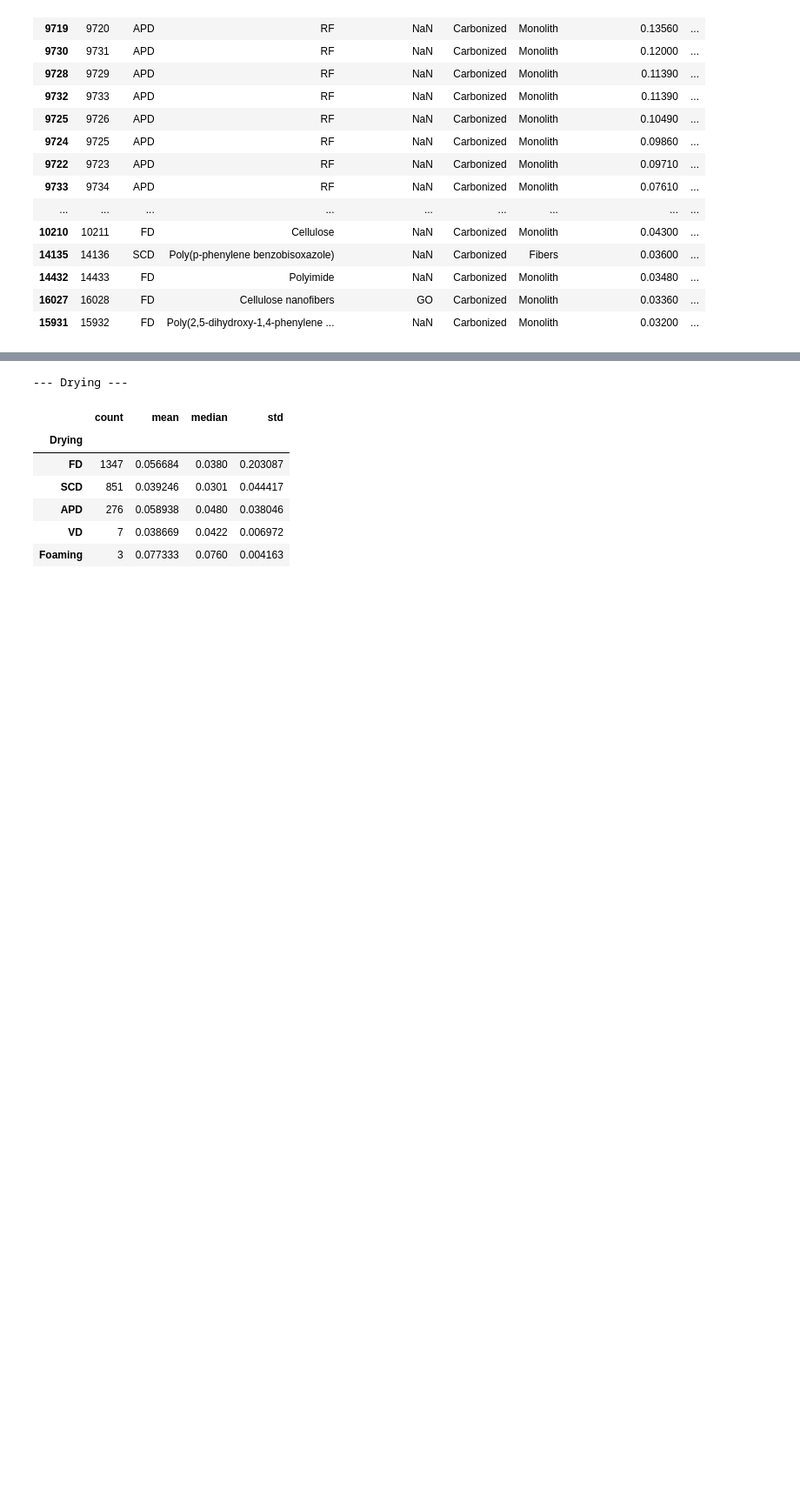
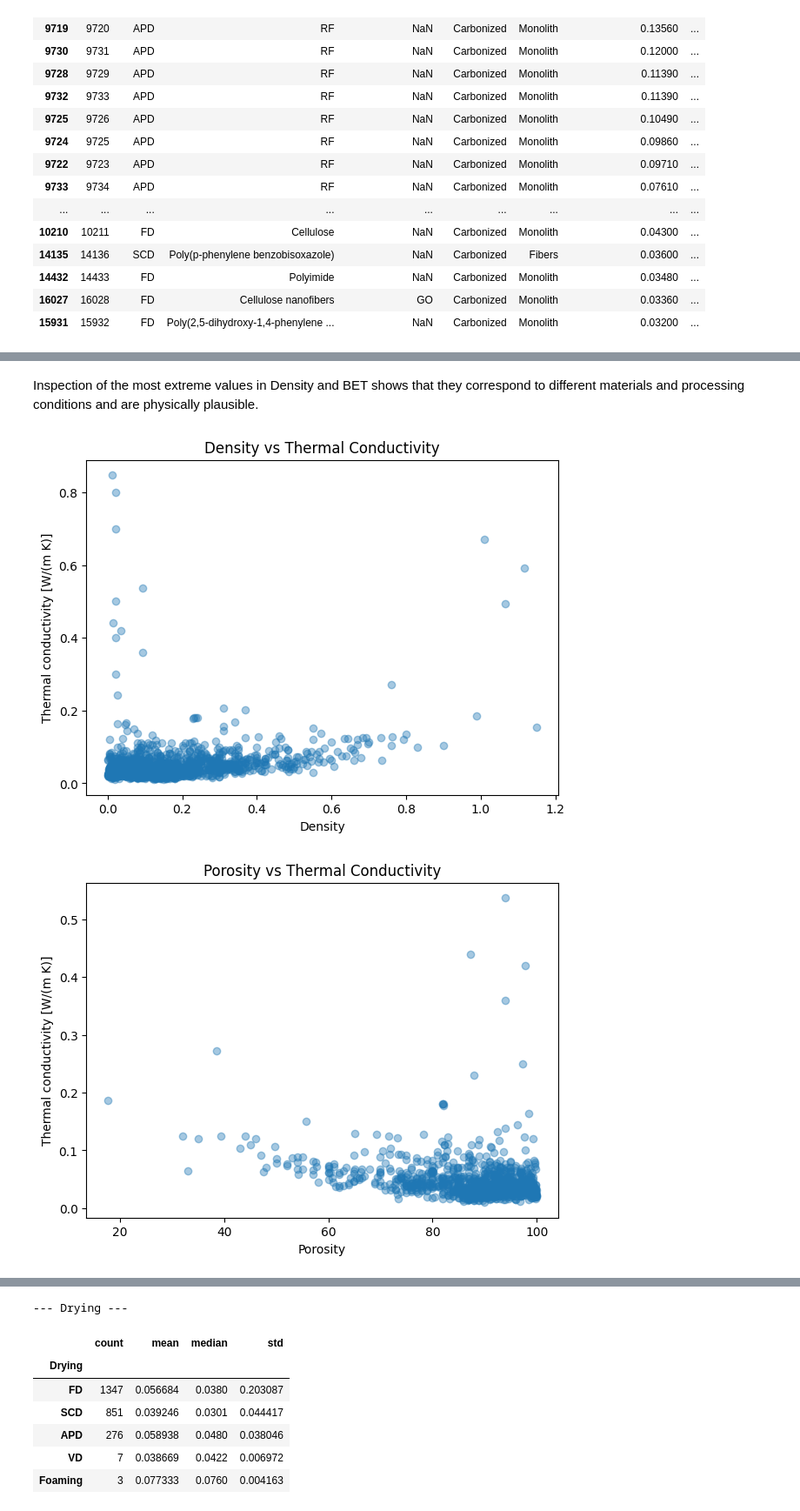
Before and after one commit to paulagirones/Aerogels_thermal_conductivity, a Jupyter notebook: aerogels_thermal_conductivity_ml.ipynb, the cells around one changed output, grey strips where cells are left out. Shown at 87% size. Saved outputs shown, nothing was run; the diff lists cells and outputs as text; code cells hidden in the pictures; blank space fills up the shorter version.

```diff
--- a/aerogels_thermal_conductivity_ml.ipynb
+++ b/aerogels_thermal_conductivity_ml.ipynb
@@ -642,15 +694,0 @@ Inspection of the most extreme values in Density and BET shows that they corresp
-# %%
-for col in numerical_columns:
-    plt.figure(figsize=(7, 5))
-
-    plt.scatter(
-        df[col],
-        df['Thermal_conductivity'],
-        alpha=0.5
-    )
-    plt.ylim(0, 0.2)
-    plt.xlabel(col)
-    plt.ylabel('Thermal conductivity [W/(m K)]')
-    plt.title(f'{col} vs Thermal Conductivity')
-
-    plt.show()
@@ -821,0 +888,23 @@ The value was therefore retained in the dataset. For the subsequent modelling st
+# %% [markdown]
+Inspection of the most extreme values in Density and BET shows that they correspond to different materials and processing conditions and are physically plausible.
+# %%
+for col in numerical_columns:
+
+    temp = df[[col, 'Thermal_conductivity']].dropna()
+
+    plt.figure(figsize=(7, 5))
+
+    plt.scatter(
+        temp[col],
+        temp['Thermal_conductivity'],
+        alpha=0.4
+    )
+
+    plt.xlabel(col)
+    plt.ylabel('Thermal conductivity [W/(m K)]')
+    plt.title(f'{col} vs Thermal Conductivity')
+
+    plt.show()
+# %% [output]
+[figure, added]
+[figure, added]
```
Also changed, not shown: parts of 44 cells of this notebook.
